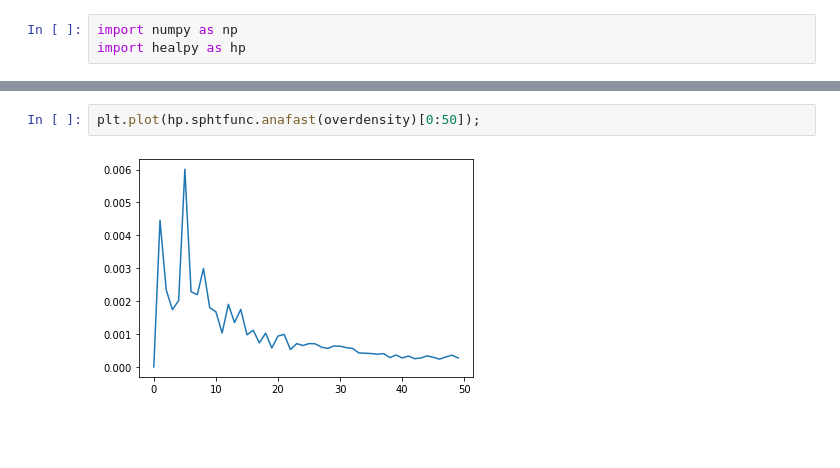
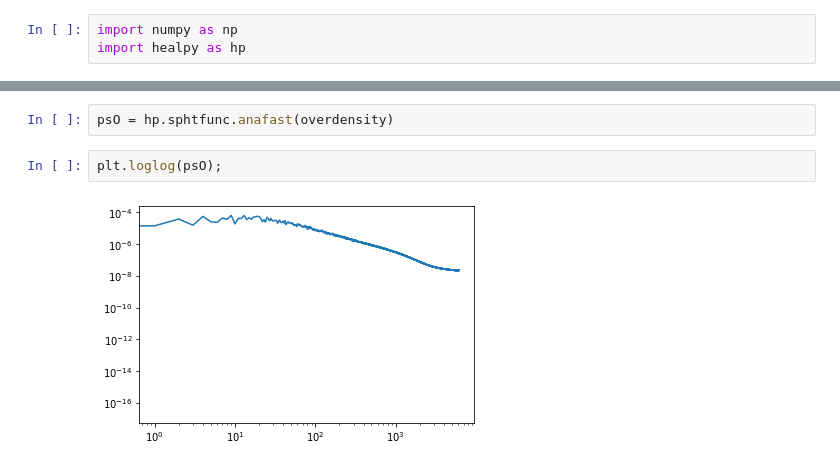
Before and after one commit to wurdahl/kSZfromPC, a Jupyter notebook: Opening-FITS.ipynb, the cells around one changed output, grey strips where cells are left out. Cells and saved outputs as stored; diff of their text form; blank space fills up the shorter version.

```diff
--- a/Opening-FITS.ipynb
+++ b/Opening-FITS.ipynb
@@ -13,5 +13,7 @@ hp.mollview(overdensity,xsize=6400, max=8)
 # %%
-plt.plot(hp.sphtfunc.anafast(overdensity)[0:50]);
+psO = hp.sphtfunc.anafast(overdensity)
-# %% [output]
-[figure, removed]
+# %%
+plt.loglog(psO);
+# %% [output]
+[figure, added]
 # %%
```
Also changed, not shown: parts of 9 cells of this notebook.
